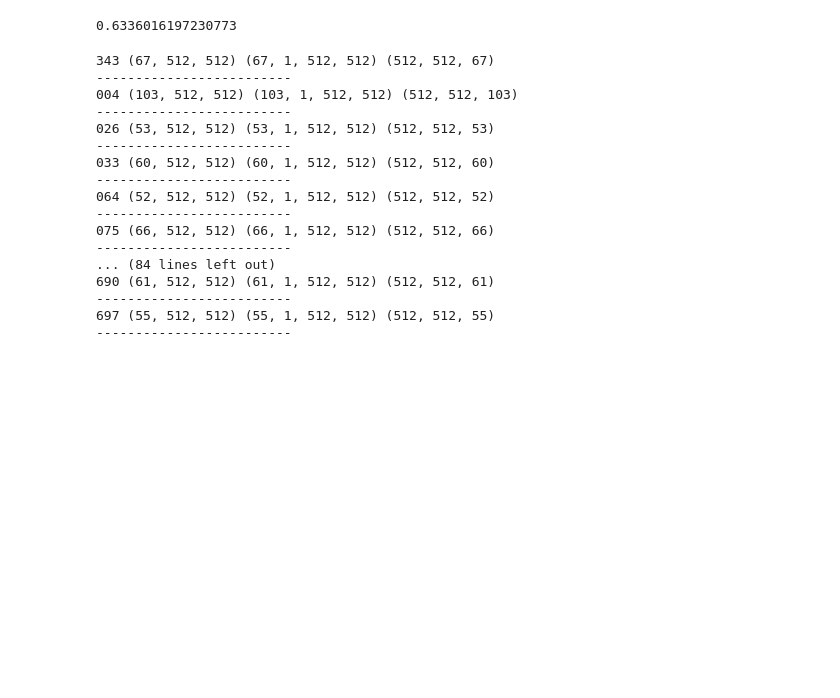
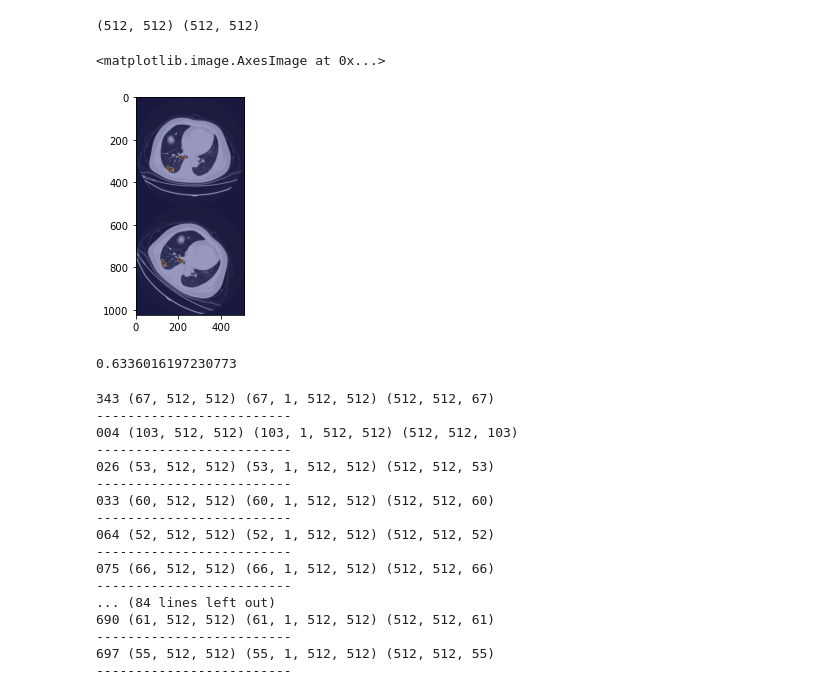
Before and after one commit to PranjalSahu/SEMISUNET, a Jupyter notebook: sunet.ipynb, the cells around one changed output. Drawn from its saved outputs; the diff is of its cells as text; code cells hidden in the pictures; blank space fills up the shorter version.

```diff
--- a/sunet.ipynb
+++ b/sunet.ipynb
@@ -2343,3 +2366,20 @@ start_time = time.time()
+# %%
+from scipy.ndimage import rotate
+index = random.randint(0, trainx.shape[0]-1)
+img        = trainx[index, 0]
+img_mask   = trainy[index, 0]
+img        = img.astype('float32')
+
+rotate_img      = rotate(img,      -35, reshape=False)
+rotate_img_mask = rotate(img_mask, -35, reshape=False, order=1)
+print(img.shape, rotate_img.shape)
+
+plt.imshow(np.concatenate([img, rotate_img]), cmap='gray')
+plt.imshow(np.concatenate([img_mask, rotate_img_mask]), cmap='jet', alpha=0.3)
+# %% [output]
+(512, 512) (512, 512)
+<matplotlib.image.AxesImage at 0x...>
+[figure, added]
 # %%
 model_student   = SUNet(1, 1)
 model_student.cuda()
```
Also changed, not shown: parts of 2 cells of this notebook.
